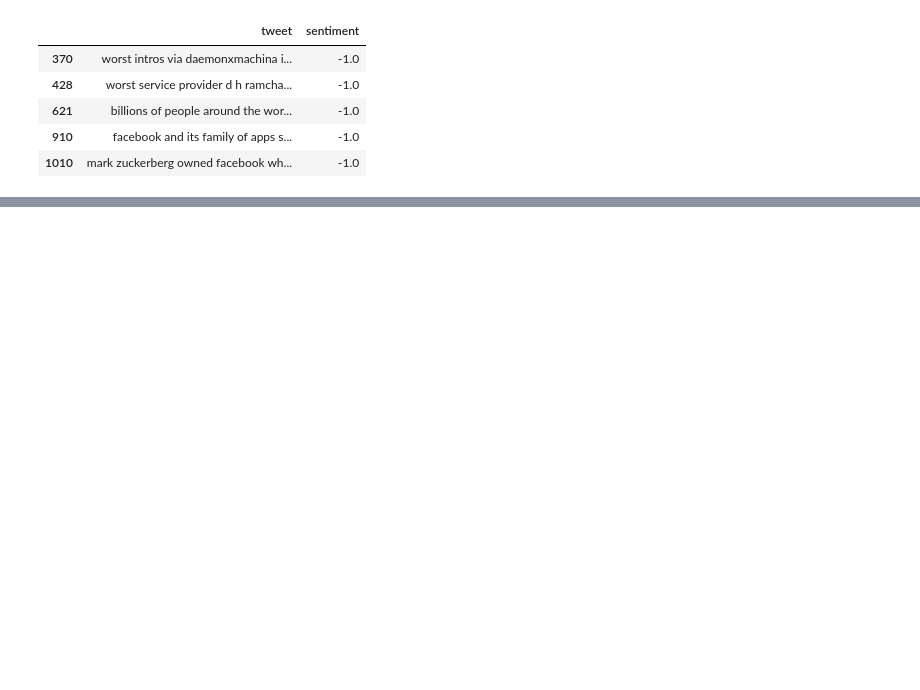
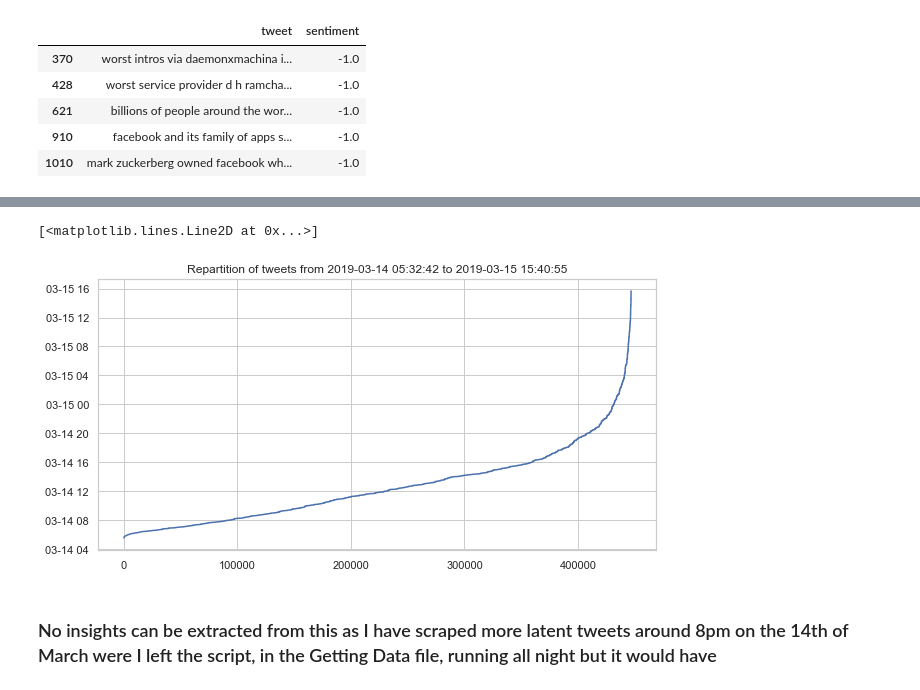
Before and after one commit to AmineHosni/FacebookDown-Sentiment-Analaysis, a Jupyter notebook: EDA.ipynb, the cells around one changed output, grey strips where cells are left out. Drawn from its saved outputs; the diff is of its cells as text; code cells hidden in the pictures; blank space fills up the shorter version.

```diff
--- a/EDA.ipynb
+++ b/EDA.ipynb
@@ -64,0 +159,2 @@ Name: tweet, dtype: object
+# %%
+ts = pd.Series(index=tweets_time.index.values)
@@ -64,0 +180,9 @@ Name: tweet, dtype: object
+# %%
+plt.rcParams["figure.figsize"] = [10,5]
+plt.title('Repartition of tweets from 2019-03-14 05:32:42 to 2019-03-15 15:40:55')
+plt.plot(ts)
+# %% [output]
+[<matplotlib.lines.Line2D at 0x...>]
+[figure, added]
+# %% [markdown]
+### No insights can be extracted from this as I have scraped more latent tweets around 8pm on the 14th of March were I left the script, in the Getting Data file, running all night but it would have
```
Also changed, not shown: parts of 26 cells of this notebook, 2 other files.
